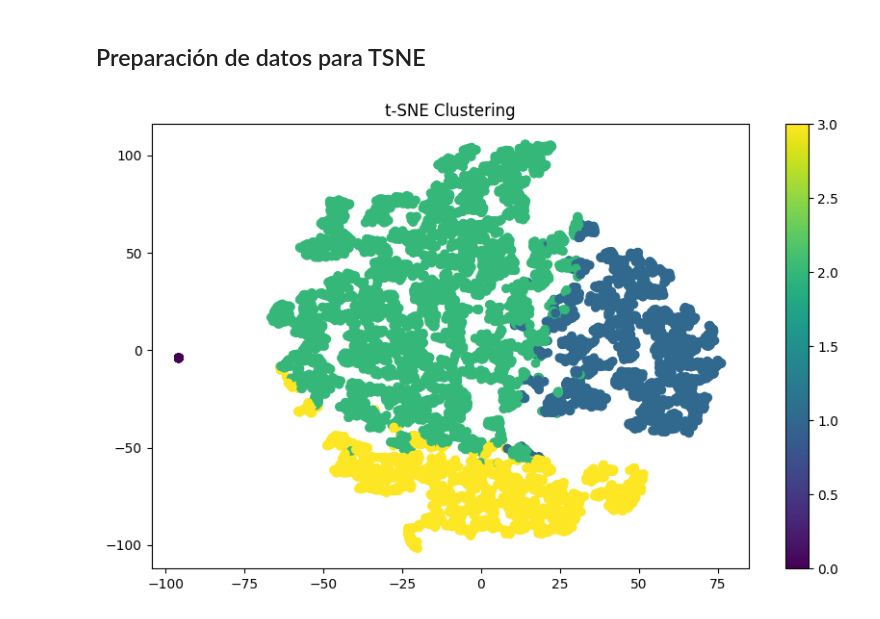
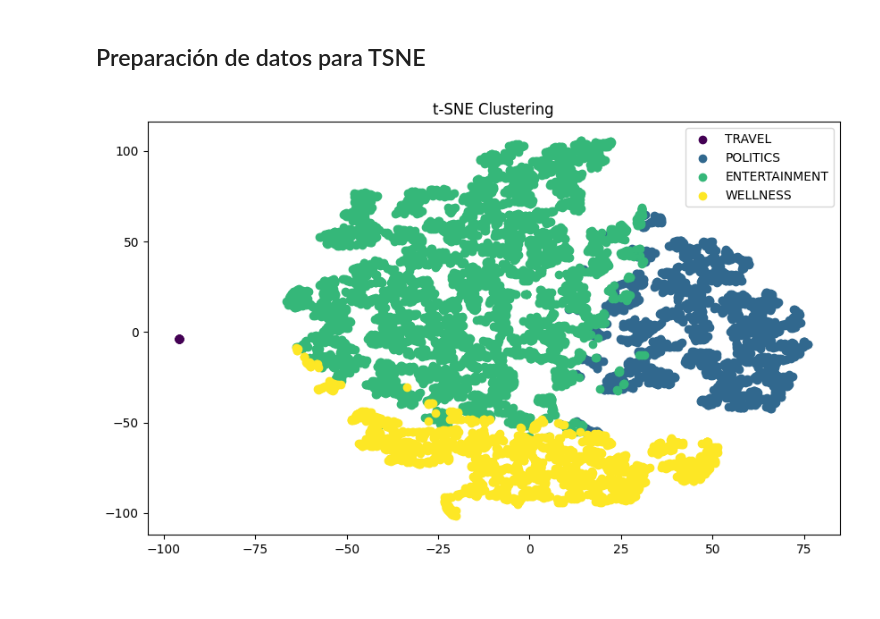
Before and after one commit to Julio154/Pr2_Mineria, a Jupyter notebook: script.ipynb, the cells around one changed output. Cells and saved outputs as stored; diff of their text form; code cells hidden in the pictures; blank space fills up the shorter version.

Commit message:
Pequeño cambio en la visualizacion del TSNE para que los colores de la gráfica estén asociados a las etiquetas de cada cluster.

```diff
--- a/script.ipynb
+++ b/script.ipynb
@@ -99,11 +99,19 @@ TF-IDF: 0.5282
 transformed = text_tfidf.transform(X)
 tsne = TSNE(n_components=2, random_state=42)
 X_embedded = tsne.fit_transform(transformed)
-# Visualizacion de los clusteres
-plt.figure(figsize=(10, 6))
-plt.scatter(X_embedded[:, 0], X_embedded[:, 1], c=labels, cmap='viridis', marker='o')
-plt.title('t-SNE Clustering')
-plt.colorbar()
-plt.show()
-# %% [output]
-[figure, removed]
+# %%
+colores = plt.cm.get_cmap('viridis', len(etiquetas_usadas))
+color_map = {etiqueta: colores(i) for i, etiqueta in enumerate(etiquetas_usadas.values())}
+
+colores_asignados = [color_map[etiquetas_usadas[label]] for label in labels]
+# Visualizacion de los clusteres
+plt.figure(figsize=(10, 6))
+for etiqueta, color in color_map.items():
+    indices = [i for i, label in enumerate(labels) if etiquetas_usadas[label] == etiqueta]
+    plt.scatter(X_embedded[indices, 0], X_embedded[indices, 1], label=etiqueta, color=color)
+
+plt.title('t-SNE Clustering')
+plt.legend()
+plt.show()
+# %% [output]
+[figure, added]
```
